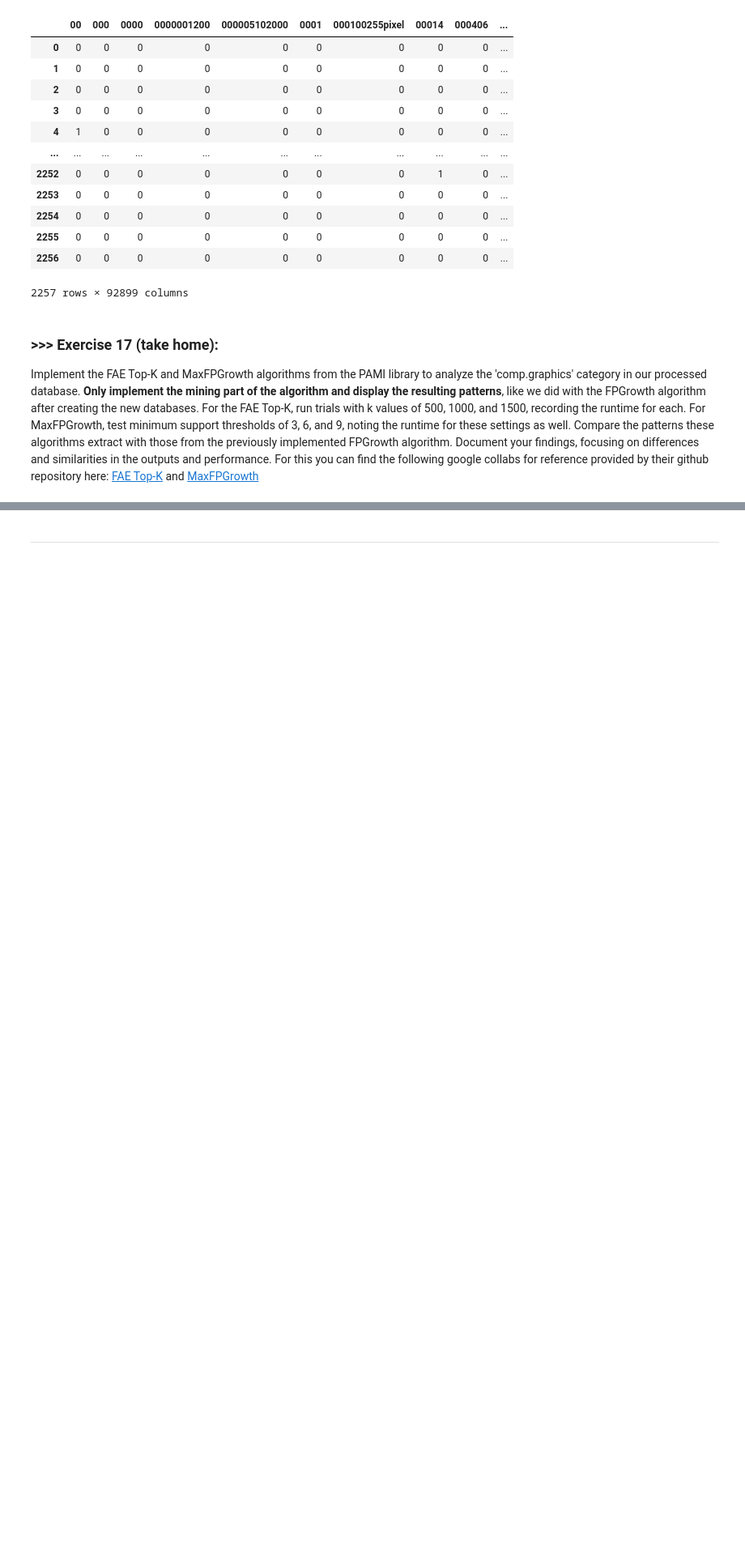
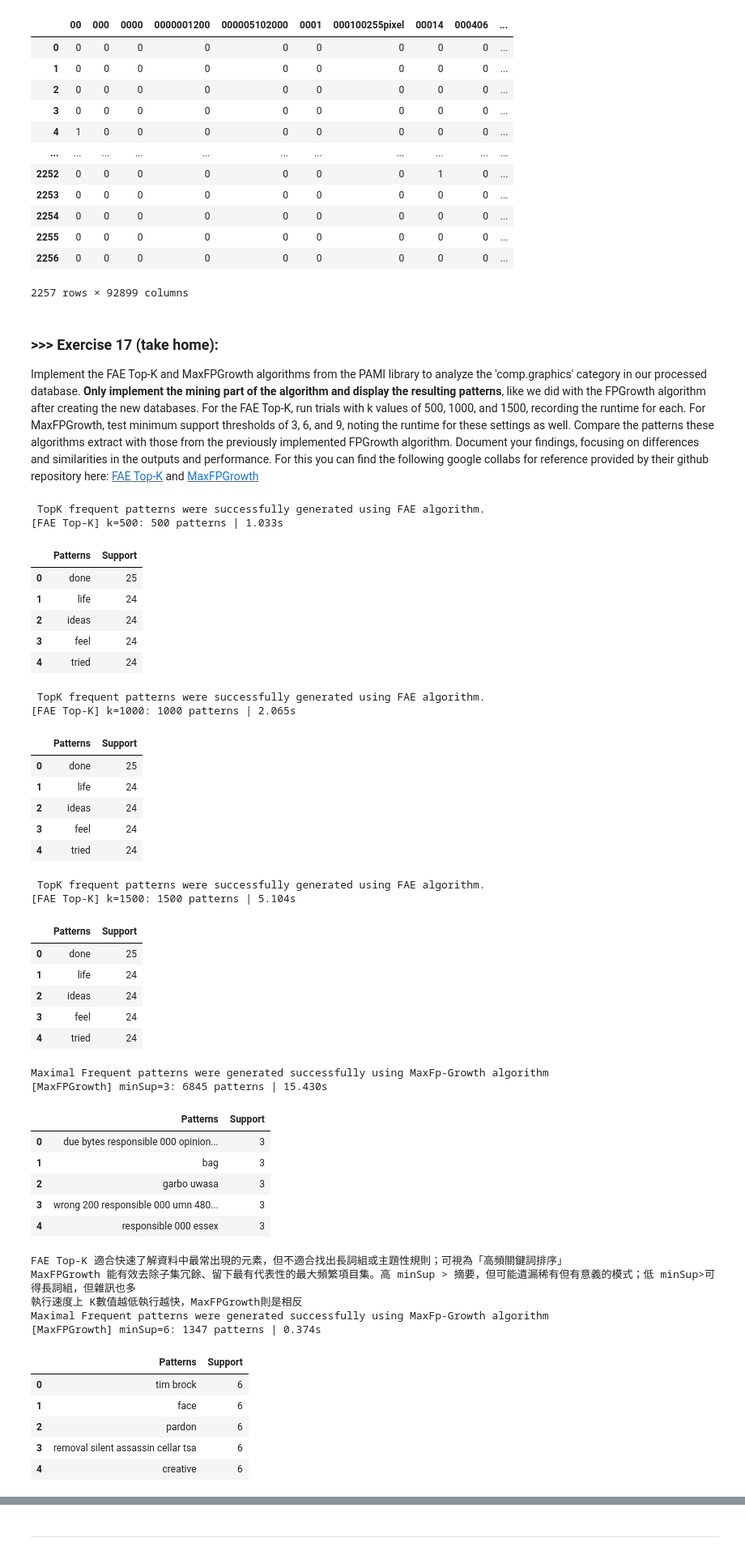
Before and after one commit to weiiii/DM2025-Lab1-Exercise, a Jupyter notebook: DM2025-Lab1-Master.ipynb, the cells around one changed output, grey strips where cells are left out. Shown at 81% size. Drawn from its saved outputs; the diff is of its cells as text; code cells hidden in the pictures; blank space fills up the shorter version.

```diff
--- a/DM2025-Lab1-Master.ipynb
+++ b/DM2025-Lab1-Master.ipynb
@@ -2148,0 +2157,73 @@ Implement the FAE Top-K and MaxFPGrowth algorithms from the PAMI library to anal
+# %%
+# Answer Here
+from PAMI.frequentPattern.topk.FAE import FAE
+from PAMI.frequentPattern.maximal.MaxFPGrowth import MaxFPGrowth
+import time
+
+category_file = "td_freq_db_comp_graphics.csv"
+
+for k in [500, 1000, 1500]:
+    t0 = time.time()
+    fae = FAE(iFile=category_file, k=k)
+    fae.mine()
+    rt = time.time() - t0
+    df = fae.getPatternsAsDataFrame()
+    print(f"[FAE Top-K] k={k}: {len(df)} patterns | {rt:.3f}s")
+    display(df.head())
+
+for ms in [3, 6, 9]:
+    t0 = time.time()
+    mx = MaxFPGrowth(iFile=category_file, minSup=ms)
+    mx.mine()
+    rt = time.time() - t0
+    df = mx.getPatternsAsDataFrame()
+    print(f"[MaxFPGrowth] minSup={ms}: {len(df)} patterns | {rt:.3f}s")
+    display(df.head())
+
+    print('FAE Top-K 適合快速了解資料中最常出現的元素，但不適合找出長詞組或主題性規則；可視為「高頻關鍵詞排序」')
+    print('MaxFPGrowth 能有效去除子集冗餘、留下最有代表性的最大頻繁項目集。高 minSup > 摘要，但可能遺漏稀有但有意義的模式；低 minSup>可得長詞組，但雜訊也多')
+    print('執行速度上 K數值越低執行越快，MaxFPGrowth則是相反')
+# %% [output]
+ TopK frequent patterns were successfully generated using FAE algorithm.
+[FAE Top-K] k=500: 500 patterns | 1.033s
+|  | Patterns | Support |
+| 0 | done | 25 |
+| 1 | life | 24 |
+| 2 | ideas | 24 |
+| 3 | feel | 24 |
+| 4 | tried | 24 |
+ TopK frequent patterns were successfully generated using FAE algorithm.
+[FAE Top-K] k=1000: 1000 patterns | 2.065s
+|  | Patterns | Support |
+| 0 | done | 25 |
+| 1 | life | 24 |
+| 2 | ideas | 24 |
+| 3 | feel | 24 |
+| 4 | tried | 24 |
+ TopK frequent patterns were successfully generated using FAE algorithm.
+[FAE Top-K] k=1500: 1500 patterns | 5.104s
+|  | Patterns | Support |
+| 0 | done | 25 |
+| 1 | life | 24 |
+| 2 | ideas | 24 |
+| 3 | feel | 24 |
+| 4 | tried | 24 |
+Maximal Frequent patterns were generated successfully using MaxFp-Growth algorithm
+[MaxFPGrowth] minSup=3: 6845 patterns | 15.430s
+|  | Patterns | Support |
+| 0 | due bytes responsible 000 opinion... | 3 |
+| 1 | bag | 3 |
+| 2 | garbo uwasa | 3 |
+| 3 | wrong 200 responsible 000 umn 480... | 3 |
+| 4 | responsible 000 essex | 3 |
+FAE Top-K 適合快速了解資料中最常出現的元素，但不適合找出長詞組或主題性規則；可視為「高頻關鍵詞排序」
+MaxFPGrowth 能有效去除子集冗餘、留下最有代表性的最大頻繁項目集。高 minSup > 摘要，但可能遺漏稀有但有意義的模式；低 minSup>可得長詞組，但雜訊也多
+執行速度上 K數值越低執行越快，MaxFPGrowth則是相反
+Maximal Frequent patterns were generated successfully using MaxFp-Growth algorithm
+[MaxFPGrowth] minSup=6: 1347 patterns | 0.374s
+|  | Patterns | Support |
+| 0 | tim brock | 6 |
+| 1 | face | 6 |
+| 2 | pardon | 6 |
+| 3 | removal silent assassin cellar tsa | 6 |
+| 4 | creative | 6 |
```
Also changed, not shown: parts of 53 cells of this notebook, 1 other file.
